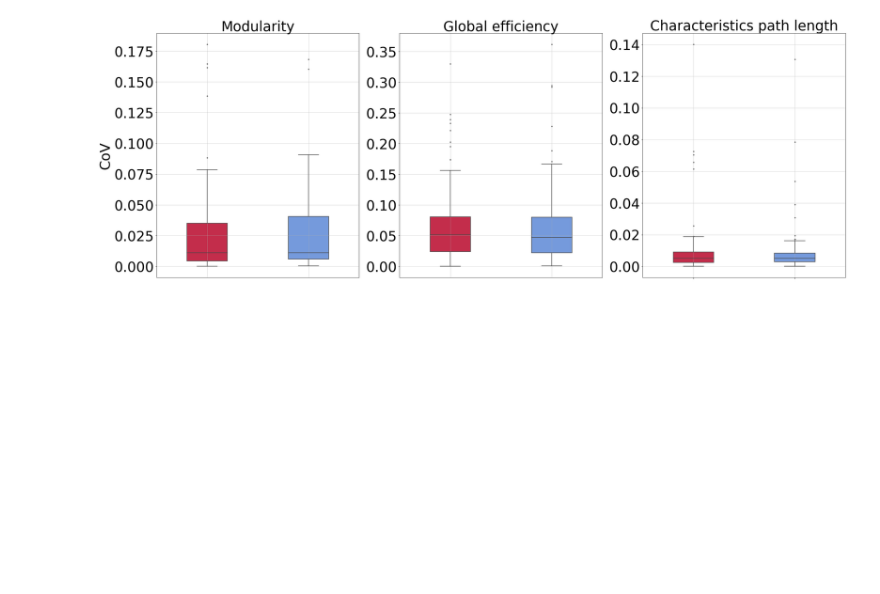
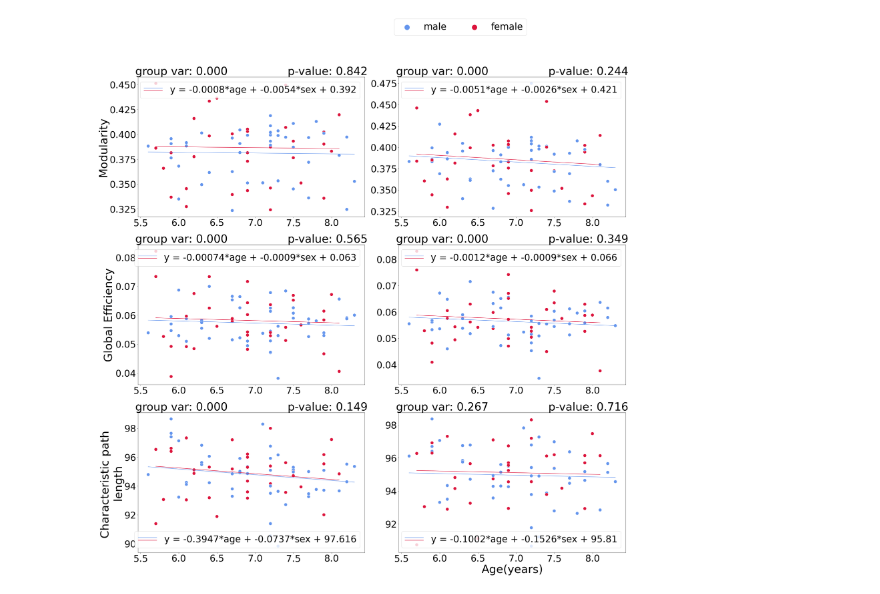
Before and after one commit to MASILab/gradtensor, a Jupyter notebook: src/fin_con_mat_plot.ipynb, the cells around one changed output. Saved outputs shown, nothing was run; the diff lists cells and outputs as text; code cells hidden in the pictures; blank space fills up the shorter version.

```diff
--- a/src/fin_con_mat_plot.ipynb
+++ b/src/fin_con_mat_plot.ipynb
@@ -13,7 +13,7 @@ for path in glob.glob('/nfs/masi/kanakap/projects/LR_tract/MASiVar_kids/*/*'):
 p.sort()
 d = {}
 for i in range(len(p)):
-    a = [p[i]+'/tracto_op_lr_corr_1/connectivity_matrices/',p[i]+'/tracto_op_lr_corr_2/connectivity_matrices/']
+    a = [p[i]+'/tracto_op_corpt_1/connectivity_matrices/',p[i]+'/tracto_op_corpt_2/connectivity_matrices/']
     d[i] = a
 
 all_mod = {}
@@ -266,13 +231,14 @@ warnings.filterwarnings('ignore')
 md = smf.mixedlm("scan1 ~ age + sex", data=cat_mod, groups="participant_id")
 mdf = md.fit()
 summary = mdf.summary()
+#print(summary)
 table = summary.tables[1]
 df_coef = pd.DataFrame(table)
 group_var = str(df_coef['Coef.'][3])
 pvalue_age = str(round(mdf.pvalues[2],3))
 i = str(round(mdf.fe_params[0],3))
-co_sex = str(round(mdf.fe_params[1],3))
-co_age = str(round(mdf.fe_params[2],3))
+co_sex = str(round(mdf.fe_params[1],4))
+co_age = str(round(mdf.fe_params[2],4))
 line =  "y = " + co_age + '*age + ' + co_sex + '*sex + ' + i
 title = "group var: " + group_var + "                " +" p-value: " + pvalue_age
 only_male = cat_mod[cat_mod['sex'] == "male"]
@@ -287,22 +253,26 @@ palette= {'male': 'cornflowerblue','female': 'crimson'}
 sns.scatterplot(ax = axes[0,0], x="age", y="scan1",hue='sex', data = cat_mod, s=170, palette=palette)
 sns.lineplot(cat_mod["age"],y=y_male, ax = axes[0,0], color='cornflowerblue')
 sns.lineplot(cat_mod["age"],y=y_female, ax = axes[0,0], color='crimson')
-axes[0,0].set_ylabel('Modularity',fontsize=37)
+axes[0,0].set_ylabel('Modularity',fontsize=45)
 axes[0,0].set_xlabel(' ')
 axes[0,0].legend([object], [line],
            handler_map={object: AnyObjectHandler()}, loc='upper right')
 axes[0,0].set_title(title)
 
+# for i,row in cat_mod.iterrows():
+#     axes[0,0].annotate(row['session_id'] + row['participant_id'],(row['age'],row['scan1']),fontsize = 20)
+
 md = smf.mixedlm("scan1 ~ age + sex", data=Lcat_mod, groups="participant_id")
 mdf = md.fit()
 summary = mdf.summary()
+#print(summary)
 table = summary.tables[1]
 df_coef = pd.DataFrame(table)
 group_var = str(df_coef['Coef.'][3])
 pvalue_age = str(round(mdf.pvalues[2],3))
 i = str(round(mdf.fe_params[0],3))
-co_sex = str(round(mdf.fe_params[1],3))
-co_age = str(round(mdf.fe_params[2],3))
+co_sex = str(round(mdf.fe_params[1],4))
+co_age = str(round(mdf.fe_params[2],4))
 line =  "y = " + co_age + '*age + ' + co_sex + '*sex + ' + i
 title = "group var: " + group_var + "                " +" p-value: " + pvalue_age
 only_male = Lcat_mod[Lcat_mod['sex'] == "male"]
@@ -319,16 +289,20 @@ axes[0,1].legend([object], [line],
            handler_map={object: AnyObjectHandler()}, loc='upper right')
 axes[0,1].set_title(title)
 
+# for i,row in Lcat_mod.iterrows():
+#     axes[0,1].annotate(row['session_id'] + row['participant_id'],(row['age'],row['scan1']),fontsize = 20)
+
 md = smf.mixedlm("scan1 ~ age + sex", data=cat_ge, groups="participant_id")
 mdf = md.fit()
 summary = mdf.summary()
+#print(summary)
 table = summary.tables[1]
 df_coef = pd.DataFrame(table)
 group_var = str(df_coef['Coef.'][3])
 pvalue_age = str(round(mdf.pvalues[2],3))
 i = str(round(mdf.fe_params[0],3))
-co_sex = str(round(mdf.fe_params[1],3))
-co_age = str(round(mdf.fe_params[2],3))
+co_sex = str(round(mdf.fe_params[1],4))
+co_age = str(round(mdf.fe_params[2],5))
 line =  "y = " + co_age + '*age + ' + co_sex + '*sex + ' + i
 title = "group var: " + group_var + "                " +" p-value: " + pvalue_age
 only_male = cat_ge[cat_ge['sex'] == "male"]
@@ -339,22 +313,26 @@ y_female =  mdf.predict(only_female[['age','sex']])
 sns.scatterplot(ax = axes[1,0],x="age", y="scan1",hue='sex', data = cat_ge, s=170, palette=palette, legend=False)
 sns.lineplot(cat_ge["age"],y=y_male, ax = axes[1,0], color='cornflowerblue')
 sns.lineplot(cat_ge["age"],y=y_female, ax = axes[1,0], color='crimson')
-axes[1,0].set_ylabel('Global Efficiency',fontsize=37)
+axes[1,0].set_ylabel('Global Efficiency',fontsize=45)
 axes[1,0].legend([object], [line],
            handler_map={object: AnyObjectHandler()}, loc='upper right')
 axes[1,0].set_xlabel(' ')
 axes[1,0].set_title(title)
 
+# for i,row in cat_ge.iterrows():
+#     axes[1,0].annotate(row['session_id'] + row['participant_id'],(row['age'],row['scan1']),fontsize = 20)
+
 md = smf.mixedlm("scan1 ~ age + sex", data=Lcat_ge, groups="participant_id")
 mdf = md.fit()
 summary = mdf.summary()
+#print(summary)
 table = summary.tables[1]
 df_coef = pd.DataFrame(table)
 group_var = str(df_coef['Coef.'][3])
 pvalue_age = str(round(mdf.pvalues[2],3))
 i = str(round(mdf.fe_params[0],3))
-co_sex = str(round(mdf.fe_params[1],3))
-co_age = str(round(mdf.fe_params[2],3))
+co_sex = str(round(mdf.fe_params[1],4))
+co_age = str(round(mdf.fe_params[2],4))
 line =  "y = " + co_age + '*age + ' + co_sex + '*sex + ' + i
 title = "group var: " + group_var + "                " +" p-value: " + pvalue_age
 only_male = Lcat_ge[Lcat_ge['sex'] == "male"]
@@ -370,17 +348,20 @@ axes[1,1].set_xlabel(' ')
 axes[1,1].legend([object], [line],
            handler_map={object: AnyObjectHandler()}, loc='upper right')
 axes[1,1].set_title(title)
+# for i,row in Lcat_ge.iterrows():
+#     axes[1,1].annotate(row['session_id'] + row['participant_id'],(row['age'],row['scan1']),fontsize = 20)
 
 md = smf.mixedlm("scan1 ~ age + sex", data=cat_cpl, groups="participant_id")
 mdf = md.fit()
 summary = mdf.summary()
+#print(summary)
 table = summary.tables[1]
 df_coef = pd.DataFrame(table)
 group_var = str(df_coef['Coef.'][3])
 pvalue_age = str(round(mdf.pvalues[2],3))
 i = str(round(mdf.fe_params[0],3))
-co_sex = str(round(mdf.fe_params[1],3))
-co_age = str(round(mdf.fe_params[2],3))
+co_sex = str(round(mdf.fe_params[1],4))
+co_age = str(round(mdf.fe_params[2],4))
 line =  "y = " + co_age + '*age + ' + co_sex + '*sex + ' + i
 title = "group var: " + group_var + "                " +" p-value: " + pvalue_age
 only_male = cat_ge[cat_cpl['sex'] == "male"]
@@ -391,42 +372,49 @@ y_female =  mdf.predict(only_female[['age','sex']])
 sns.scatterplot(ax = axes[2,0],x="age", y="scan1",hue='sex', data = cat_cpl, s=170, palette=palette, legend=False)
 sns.lineplot(cat_ge["age"],y=y_male, ax = axes[2,0], color='cornflowerblue')
 sns.lineplot(cat_ge["age"],y=y_female, ax = axes[2,0], color='crimson')
-axes[2,0].set_ylabel('Characteristic path \nlength',fontsize=37)
+axes[2,0].set_ylabel('Characteristic path \nlength',fontsize=45)
 axes[2,0].set_xlabel('')
 axes[2,0].legend([object], [line],
            handler_map={object: AnyObjectHandler()}, loc='lower right')
 axes[2,0].set_title(title)
+# for i,row in cat_cpl.iterrows():
+#     axes[2,0].annotate(row['session_id'] + row['participant_id'],(row['age'],row['scan1']),fontsize = 20)
 
 md = smf.mixedlm("scan1 ~ age + sex", data=Lcat_cpl, groups="participant_id")
 mdf = md.fit()
 summary = mdf.summary()
+#print(summary)
 table = summary.tables[1]
 df_coef = pd.DataFrame(table)
 group_var = str(df_coef['Coef.'][3])
 pvalue_age = str(round(mdf.pvalues[2],3))
 i = str(round(mdf.fe_params[0],3))
-co_sex = str(round(mdf.fe_params[1],3))
-co_age = str(round(mdf.fe_params[2],3))
+co_sex = str(round(mdf.fe_params[1],4))
+co_age = str(round(mdf.fe_params[2],4))
 line =  "y = " + co_age + '*age + ' + co_sex + '*sex + ' + i
 title = "group var: " + group_var + "                " +" p-value: " + pvalue_age
 only_male = Lcat_cpl[Lcat_cpl['sex'] == "male"]
 y_male = mdf.predict(only_male[['age','sex']])
 only_female = Lcat_cpl[Lcat_cpl['sex'] == "female"]
 y_female =  mdf.predict(only_female[['age','sex']])
 
 px = sns.scatterplot(ax = axes[2,1],x="age", y="scan1",hue='sex', data = Lcat_cpl, s=170, palette=palette)
 sns.lineplot(Lcat_cpl["age"],y=y_male, ax = axes[2,1], color='cornflowerblue')
 sns.lineplot(Lcat_cpl["age"],y=y_female, ax = axes[2,1], color='crimson')
 axes[2,1].set_ylabel(' ')
-axes[2,1].set_xlabel('Age(years)',fontsize=37)
+axes[2,1].set_xlabel('Age(years)',fontsize=45)
 axes[2,1].legend([object], [line],
-           handler_map={object: AnyObjectHandler()}, loc='upper right')
+           handler_map={object: AnyObjectHandler()}, loc='lower right')
 axes[2,1].set_title(title)
 plt.rcParams.update({'font.size':37})
-
+# for i,row in Lcat_cpl.iterrows():
+#     axes[2,1].annotate(row['session_id'] + row['participant_id'],(row['age'],row['scan1']),fontsize = 20)
 
 handles, labels = px.get_legend_handles_labels()
 leg = fig.legend(handles, labels, loc='upper right', ncol=2, bbox_to_anchor=(.75, 0.98), fontsize=37)
 leg.legendHandles[0]._sizes = [400]
 leg.legendHandles[1]._sizes = [400]
-plt.savefig('fig2.png')
+plt.subplots_adjust(wspace=0.15)
+plt.savefig('fig3.png')
+# %% [output]
+[figure, added]
@@ -552,7 +542,7 @@ fig, axes = plt.subplots(1,3, figsize=(33,12)) # gridspec_kw = {'width_ratios':
 flierprops = dict(markerfacecolor='0.75', markersize=5, marker='.',
               linestyle='none')
 palette= {'Without L(r)': 'crimson','With L(r)': 'cornflowerblue'}
-sns.boxplot(ax = axes[0], x="x",y=0,data=dfmod,flierprops=flierprops, width=0.4 , palette=palette)#, labels=["Without L(r) Correction","With L(r) Correction"])
+sns.boxplot(ax = axes[0], x="x",y=0,data=Cdfmod,flierprops=flierprops, width=0.4 , palette=palette)#, labels=["Without L(r) Correction","With L(r) Correction"])
 axes[0].set_title('Modularity', fontsize=37)
 axes[0].set_ylabel('CoV',fontsize = 37)
 axes[0].set_xlabel(' ')
@@ -561,7 +551,7 @@ axes[0].grid(True,linewidth=0.5)
 axes[0].set_xticklabels([])
 
 
-sns.boxplot(ax = axes[1],x="x",y=0,data=dfge,flierprops=flierprops, width=0.4 ,palette=palette)
+sns.boxplot(ax = axes[1],x="x",y=0,data=Cdfge,flierprops=flierprops, width=0.4 ,palette=palette)
 axes[1].set_title('Global efficiency', fontsize=37)
 axes[1].set_ylabel(' ',fontsize = 37)
 axes[1].set_xticklabels([])
@@ -569,7 +559,7 @@ axes[1].set_xlabel(' ')
 axes[1].tick_params(bottom=False)
 axes[1].grid(True,linewidth=0.5)
 
-sns.boxplot(ax = axes[2],x="x",y=0,data=dfcpl,flierprops=flierprops, width=0.4 ,palette=palette)
+sns.boxplot(ax = axes[2],x="x",y=0,data=Cdfcpl,flierprops=flierprops, width=0.4 ,palette=palette)
 axes[2].set_title('Characteristics path length', fontsize=37)
 axes[2].set_xticklabels([])
 axes[2].set_ylabel(' ',fontsize = 37)
@@ -578,9 +568,7 @@ axes[2].set_xlabel(' ')
 plt.rcParams.update({'font.size':37})
 
 
-plt.savefig('fig1.png')
+plt.savefig('fig2.png')
-# %% [output]
-[figure, removed]
 # %%
 from matplotlib.patches import Patch
 from matplotlib.lines import Line2D
```
Also changed, not shown: parts of 13 cells of this notebook, 5 other files.
